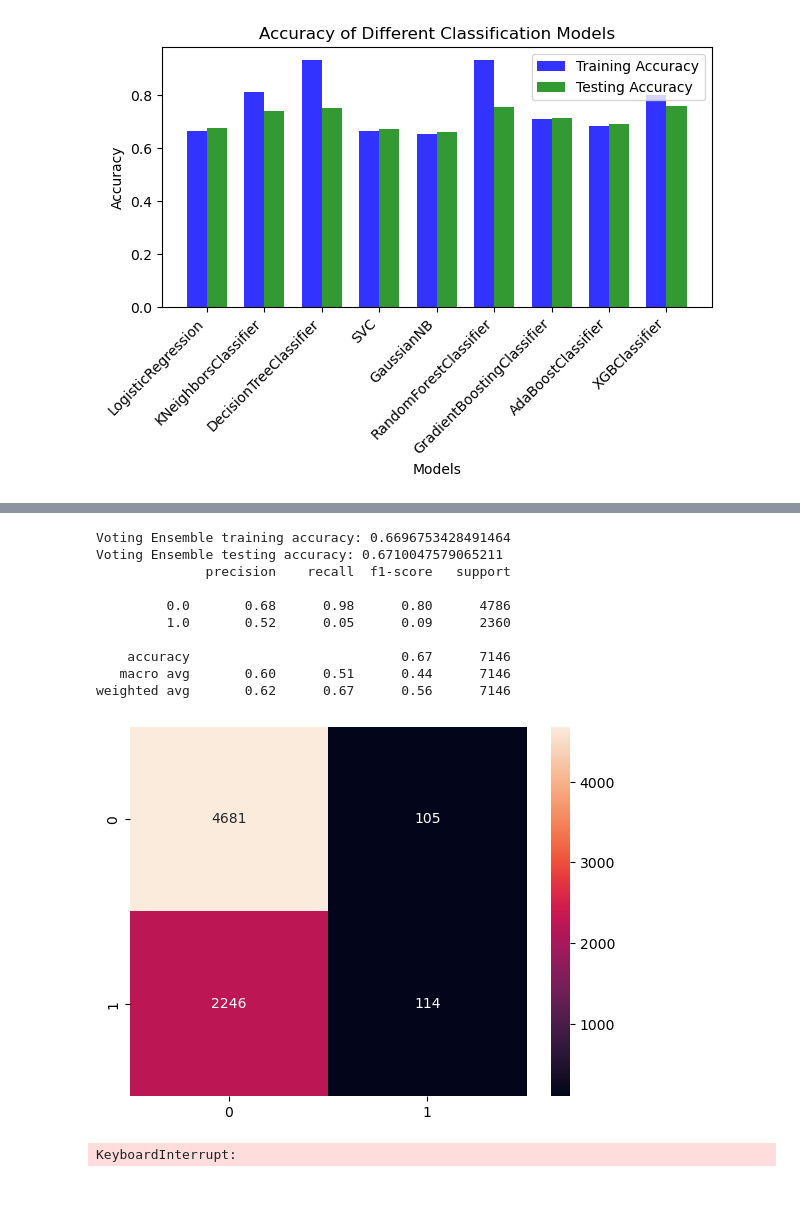
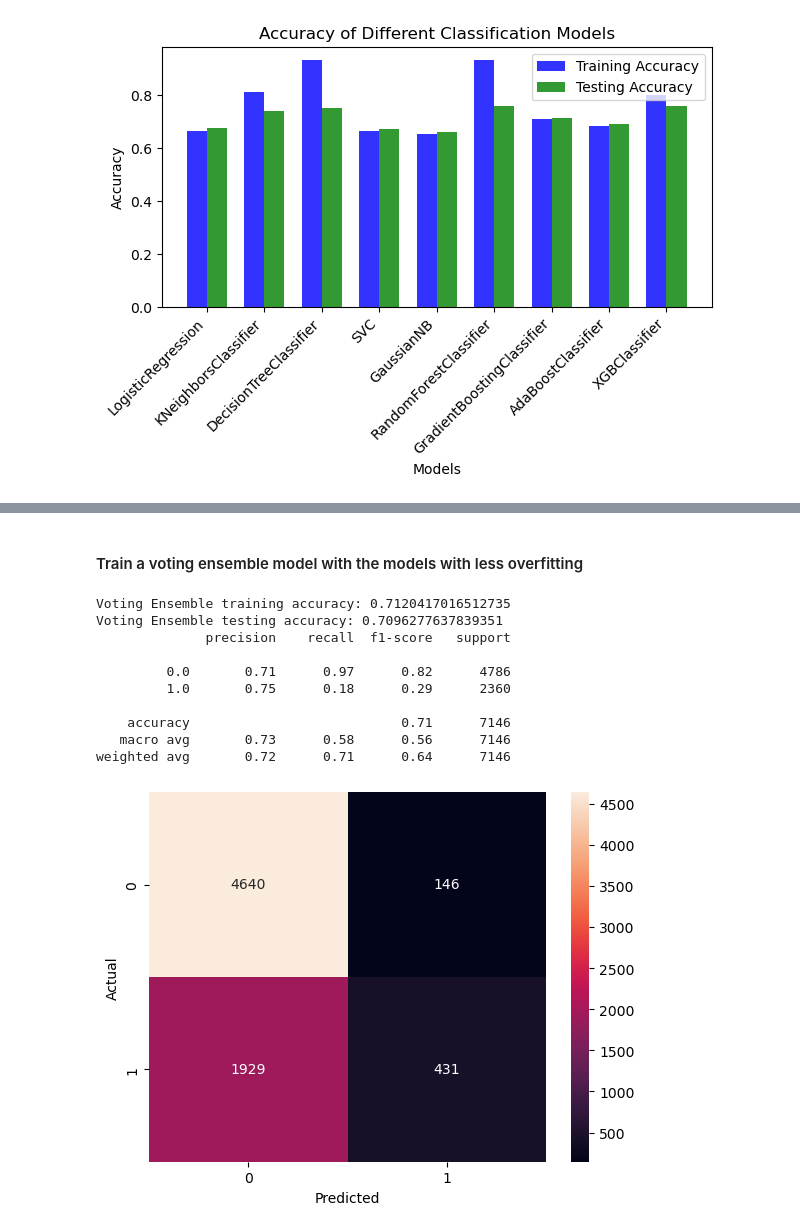
Before and after one commit to GabrielRenno/ddb_final_project, a Jupyter notebook: Modeling.ipynb, the cells around one changed output, grey strips where cells are left out. Drawn from its saved outputs; the diff is of its cells as text; code cells hidden in the pictures; blank space fills up the shorter version.

```diff
--- a/Modeling.ipynb
+++ b/Modeling.ipynb
@@ -147,6 +155,8 @@ accuracy_df.sort_values(by='Difference', ascending=False)
 | 4 | GaussianNB | 0.656071 | 0.662095 | -0.006024 |
 | 3 | SVC | 0.665467 | 0.672357 | -0.006890 |
 | 0 | LogisticRegression | 0.666107 | 0.675716 | -0.009609 |
+# %% [markdown]
+#### Train a voting ensemble model with the models with less overfitting
 # %%
 from sklearn.ensemble import VotingClassifier
 from sklearn.datasets import load_iris
@@ -161,9 +171,10 @@ from sklearn.linear_model import LogisticRegression
 
 models = [GradientBoostingClassifier(),
           AdaBoostClassifier(),
-          GaussianNB(),
-          SVC(probability=True),
-          LogisticRegression()]
+          #GaussianNB(),
+          #SVC(probability=True),
+          #LogisticRegression()
+          ]
 
 # load dataset
 data = df
@@ -177,53 +188,59 @@ X_train, X_test, y_train, y_test = train_test_split(X, y, test_size=0.2, random_
 
 # Initialize the voting classifier with the models and soft voting
 voting_clf = VotingClassifier(estimators=[('gb', models[0]),
-                                          ('ada', models[1]),
-                                          ('gnb', models[2]),
-                                          ('svc', models[3]),
-                                          ('lr', models[4])],
-                              voting='soft')
+                                          ('ada', models[1])]
+                                          #('gnb', models[2]),
+                                          #('svc', models[2]),
+                                          #('lr', models[3])],
+
+                              ,voting='soft')
 
 # Fit the voting classifier on the training data
 voting_clf.fit(X_train, y_train)
 
 # Predict on training set
 y_pred_train = voting_clf.predict(X_train)
 # Predict on the testing data
 y_pred_test = voting_clf.predict(X_test)
 
 # Evaluate the accuracy of the voting classifier on training data
 accuracy_train = accuracy_score(y_train, y_pred_train)
 print(f"Voting Ensemble training accuracy: {accuracy_train}")
 # Evaluate the accuracy of the voting classifier on testing data
 accuracy_test = accuracy_score(y_test, y_pred_test)
 print(f"Voting Ensemble testing accuracy: {accuracy_test}")
 
 # Output classification metrics
 from sklearn.metrics import classification_report
 print(classification_report(y_test, y_pred_test))
 
-# Plot the confusion matrix
+# Plot the confusion matrix with the labels names
+
 from sklearn.metrics import confusion_matrix
 import seaborn as sns
 import matplotlib.pyplot as plt
 
 cm = confusion_matrix(y_test, y_pred_test)
 sns.heatmap(cm, annot=True, fmt='d')
+plt.xlabel('Predicted')
+plt.ylabel('Actual')
 plt.show()
 # %% [output]
-Voting Ensemble training accuracy: 0.6696753428491464
-Voting Ensemble testing accuracy: 0.6710047579065211
+Voting Ensemble training accuracy: 0.7120417016512735
+Voting Ensemble testing accuracy: 0.7096277637839351
               precision    recall  f1-score   support
 
-         0.0       0.68      0.98      0.80      4786
-         1.0       0.52      0.05      0.09      2360
+         0.0       0.71      0.97      0.82      4786
+         1.0       0.75      0.18      0.29      2360
 
-    accuracy                           0.67      7146
-   macro avg       0.60      0.51      0.44      7146
-weighted avg       0.62      0.67      0.56      7146
+    accuracy                           0.71      7146
+   macro avg       0.73      0.58      0.56      7146
+weighted avg       0.72      0.71      0.64      7146
-[figure, old version]
+[figure, new version]
 # %%
 # Append the probability of the target variable to the dataframe
 df['probability'] = voting_clf.predict_proba(X)[:, 1]
+# Appennd the y to the dataframe
+df["booking_status"] = data["booking_status"]
+# Sort by probability
+df.sort_values(by='probability', ascending=False, inplace=True)
-# %% [output]
-KeyboardInterrupt:
```
Also changed, not shown: parts of 13 cells of this notebook, 1 other file.
